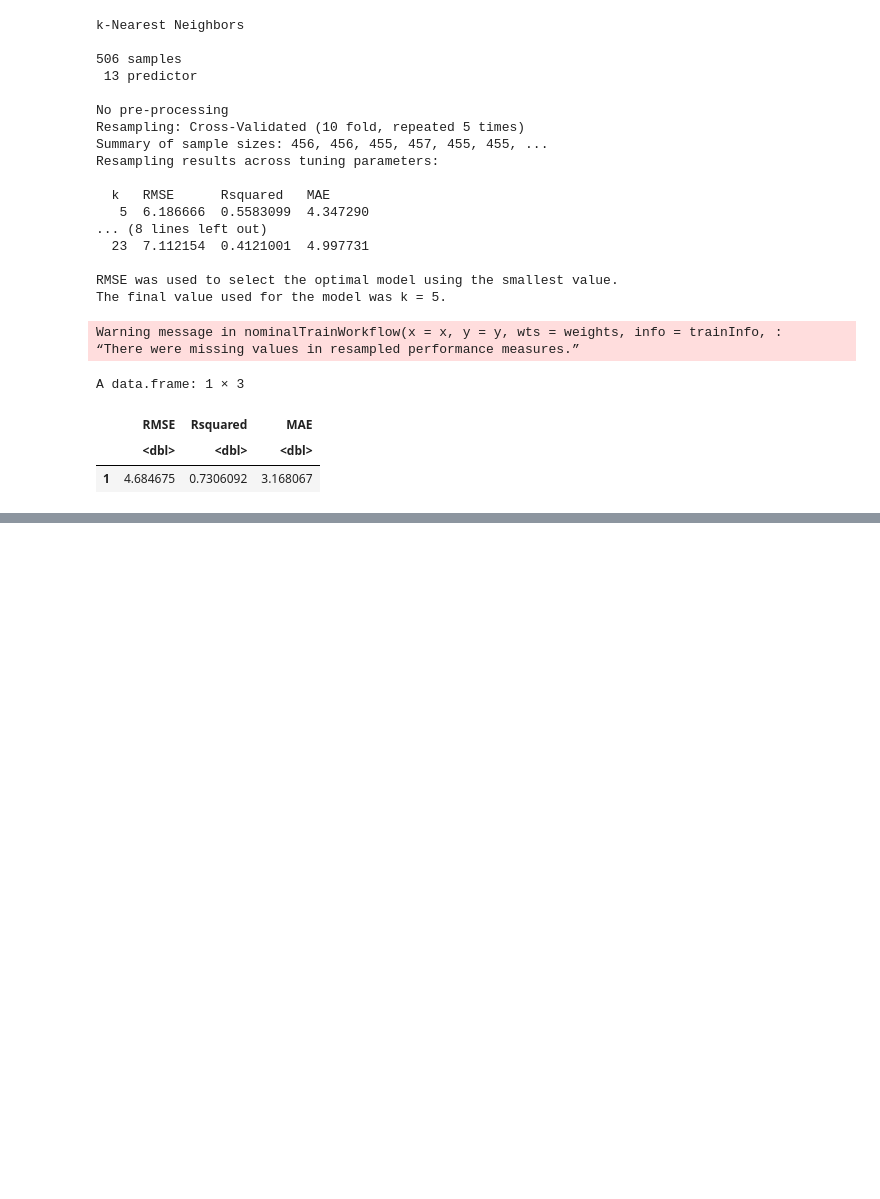
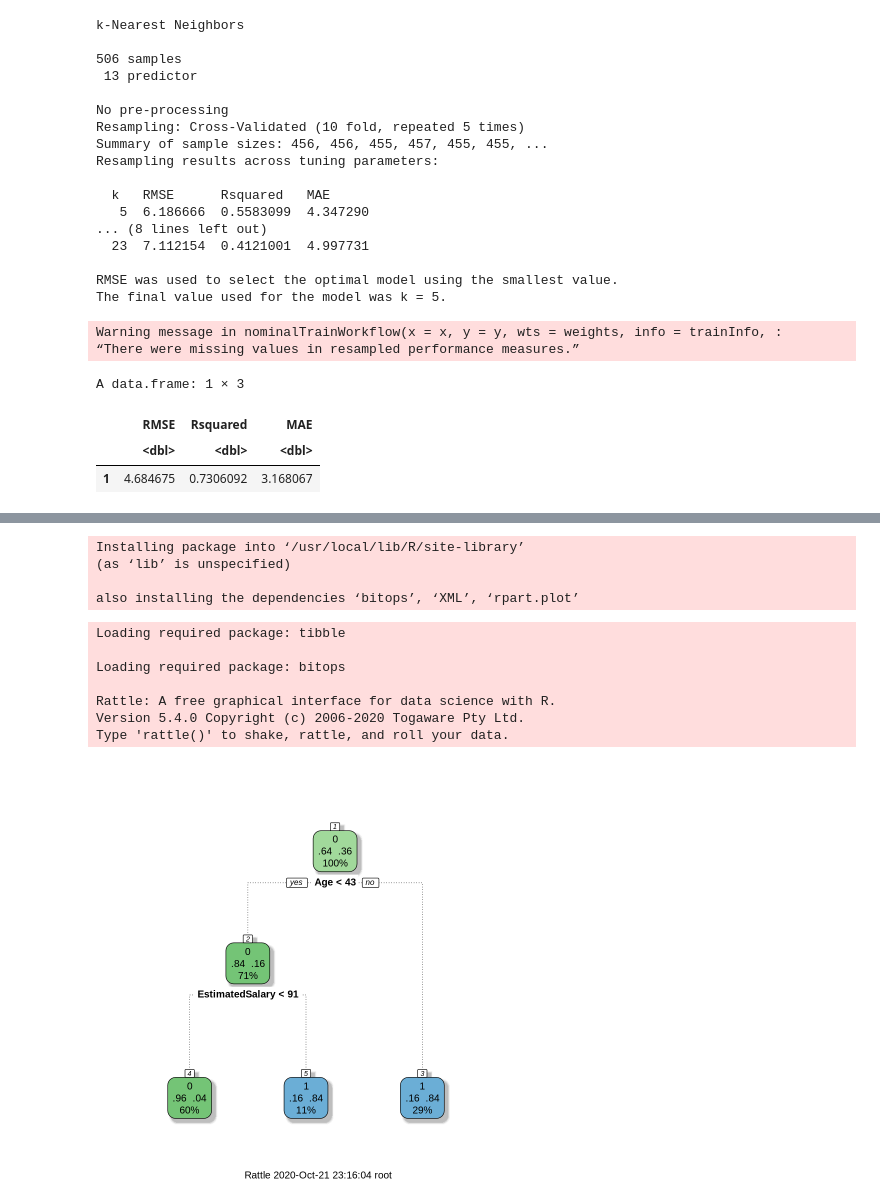
Before and after one commit to ricardorocha86/Topicos-B, a Jupyter notebook: Script_de_Aula.ipynb, the cells around one changed output, grey strips where cells are left out. Drawn from its saved outputs; the diff is of its cells as text; code cells hidden in the pictures; blank space fills up the shorter version.

```diff
--- a/Script_de_Aula.ipynb
+++ b/Script_de_Aula.ipynb
@@ -886,0 +1001,5 @@ A data.frame: 1 × 3
+# %%
+###### AJUSTES
+
+# Controle do Treinamento
+controle = trainControl(method = "repeatedcv", number = 20, repeats = 5)
@@ -886,0 +1088,9 @@ A data.frame: 1 × 3
+# %%
+# Ajuste do modelo ARVORE
+metodo = 'rpart2'
+modelLookup(model = metodo)
+# %%
+
+mod = train(factor(Purchased) ~ ., data = dados, method = metodo,
+           trControl = controle, tuneLength = 10 )
+mod
@@ -886,0 +1118,21 @@ A data.frame: 1 × 3
+# %%
+
+install.packages('rattle')
+# %% [output]
+Installing package into ‘/usr/local/lib/R/site-library’
+(as ‘lib’ is unspecified)
+
+also installing the dependencies ‘bitops’, ‘XML’, ‘rpart.plot’
+# %%
+
+library(rattle)
+fancyRpartPlot(mod$finalModel, type = 2)
+# %% [output]
+Loading required package: tibble
+
+Loading required package: bitops
+
+Rattle: A free graphical interface for data science with R.
+Version 5.4.0 Copyright (c) 2006-2020 Togaware Pty Ltd.
+Type 'rattle()' to shake, rattle, and roll your data.
+[figure, added]
```
Also changed, not shown: parts of 28 cells of this notebook.
